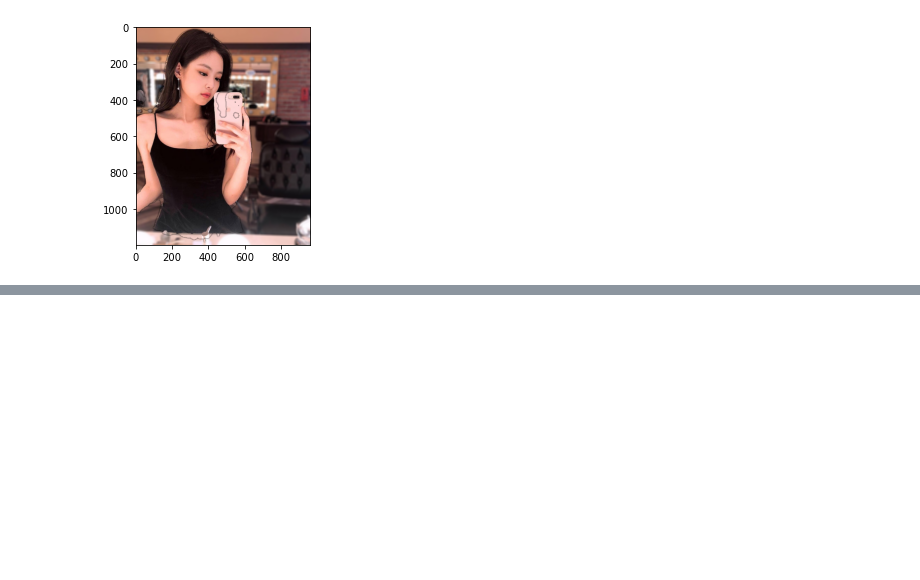
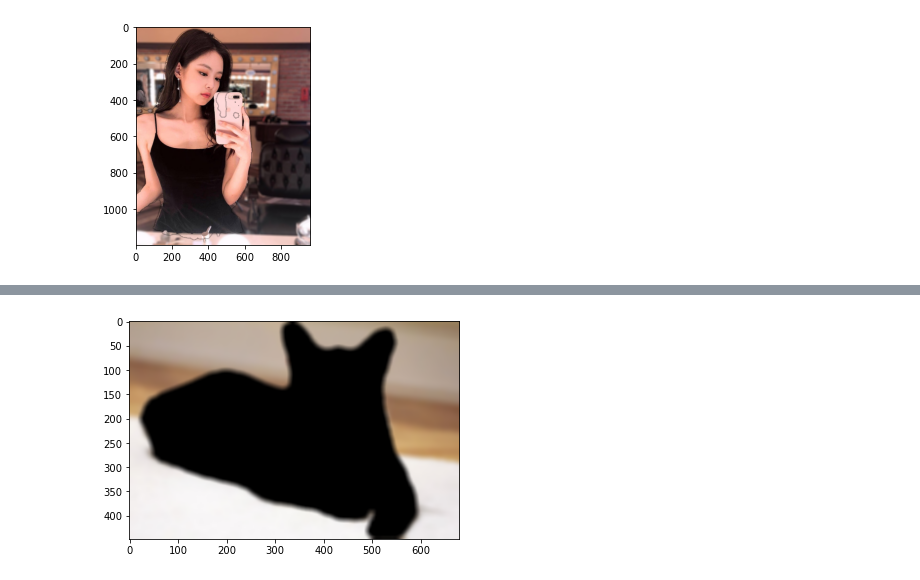
Before and after one commit to Jenny-Jo/aiffel1, a Jupyter notebook: [E10] 인물사진.ipynb, the cells around one changed output, grey strips where cells are left out. Cells and saved outputs as stored; diff of their text form; code cells hidden in the pictures; blank space fills up the shorter version.

```diff
--- a/[E10] 인물사진.ipynb
+++ b/[E10] 인물사진.ipynb
@@ -149,0 +202,6 @@ plt.show()
+# %%
+img_bg_blur = cv2.blur(img_bg, (13,13))
+plt.imshow(cv2.cvtColor(img_bg_blur, cv2.COLOR_BGR2RGB))
+plt.show()
+# %% [output]
+[figure, added]
```
Also changed, not shown: parts of 18 cells of this notebook.
